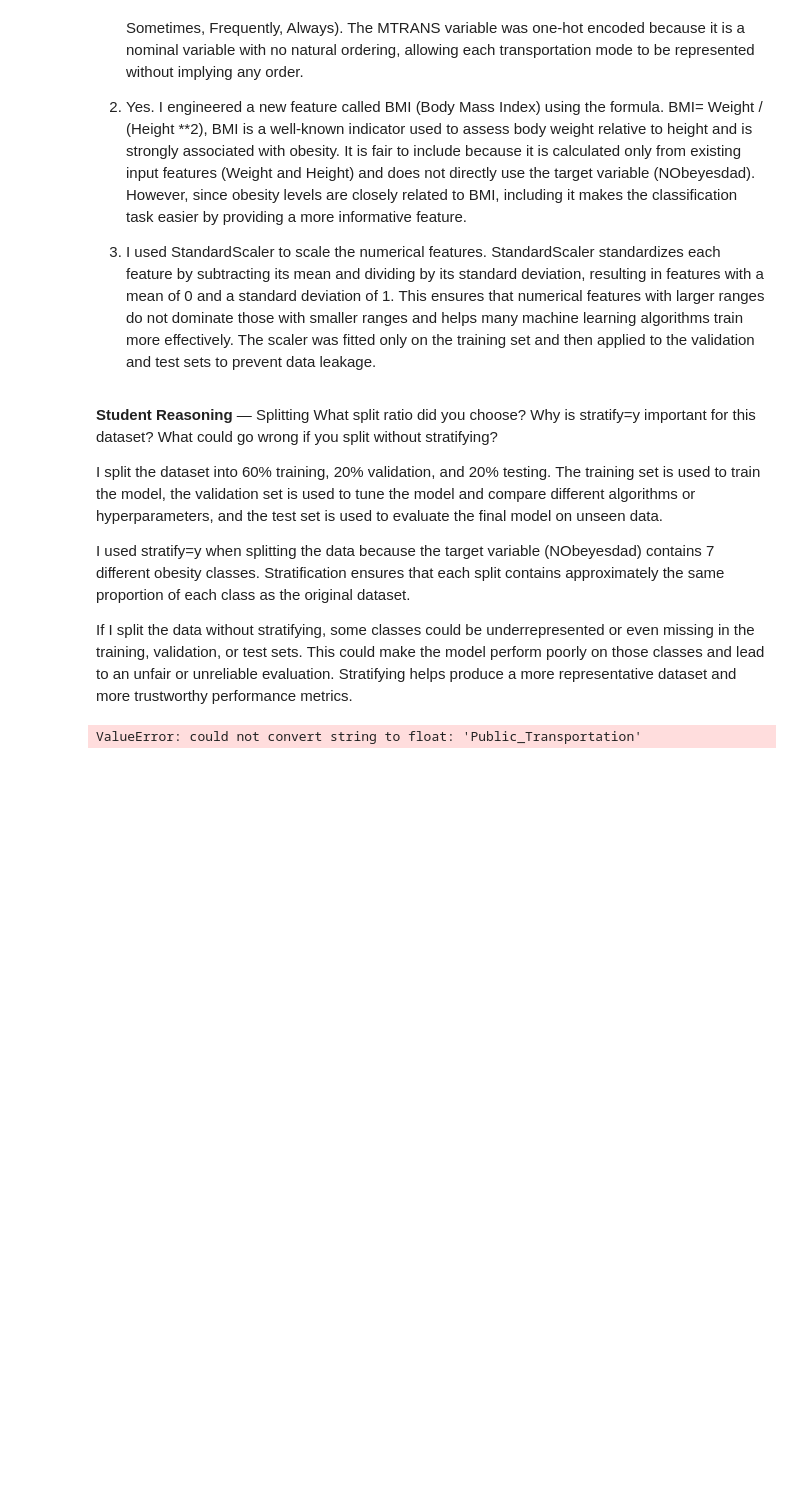
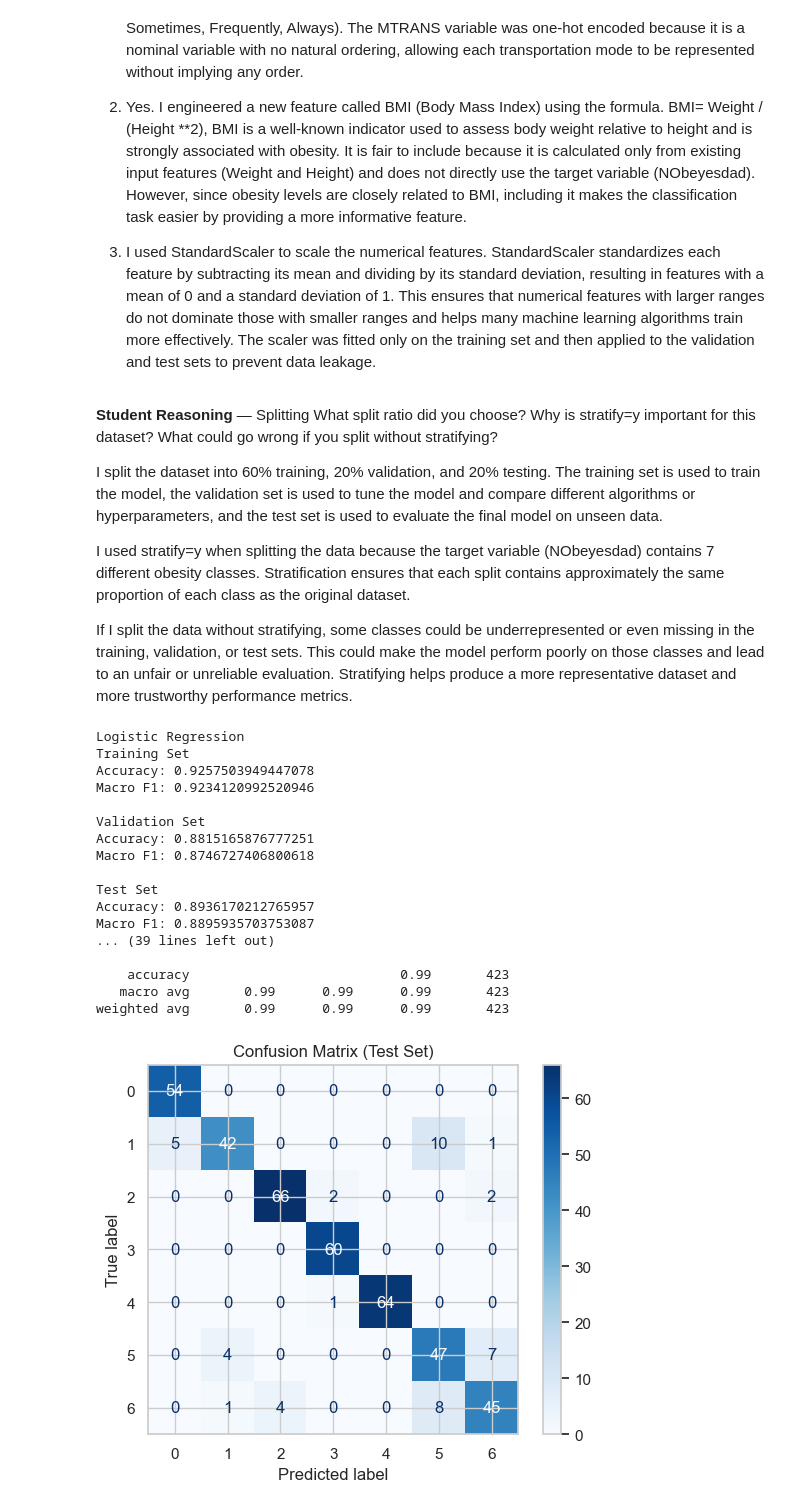
Before and after one commit to joenash156/lab-2-predictive-analytics, a Jupyter notebook: lab_2_predictive_analytics.ipynb, the cells around one changed output. Saved outputs shown, nothing was run; the diff lists cells and outputs as text; code cells hidden in the pictures; blank space fills up the shorter version.

```diff
--- a/lab_2_predictive_analytics.ipynb
+++ b/lab_2_predictive_analytics.ipynb
@@ -499,16 +529,11 @@ If I split the data without stratifying, some classes could be underrepresented
 # TODO: Import, initialise, and train a classifier
 #   (e.g. LogisticRegression(max_iter=...), RandomForestClassifier, or KNeighborsClassifier).
 
-classifier = LogisticRegression(
-    max_iter=1000,
-    random_state=RANDOM_STATE
-)
+classifier = LogisticRegression(max_iter=1000, random_state=RANDOM_STATE)
 
 classifier.fit(X_train, y_train)
 
-rf = RandomForestClassifier(
-    random_state=RANDOM_STATE
-)
+rf = RandomForestClassifier(random_state=RANDOM_STATE)
 
 rf.fit(X_train, y_train)
 
@@ -541,45 +566,52 @@ print("Macro F1:", f1_score(y_test, y_test_pred, average="macro"))
 
 print("\nClassification Report (Test Set)")
 print(classification_report(y_test, y_test_pred))
 
 # Random Forest Classifier
 print("Random Forest Classifier")
 
 print("Training Set")
 print("Accuracy:", accuracy_score(y_train, rf_y_train_pred))
 print("Macro F1:", f1_score(y_train, rf_y_train_pred, average="macro"))
 
 print("\nValidation Set")
 print("Accuracy:", accuracy_score(y_val, rf_y_val_pred))
 print("Macro F1:", f1_score(y_val, rf_y_val_pred, average="macro"))
 
 print("\nTest Set")
 print("Accuracy:", accuracy_score(y_test, rf_y_test_pred))
 print("Macro F1:", f1_score(y_test, rf_y_test_pred, average="macro"))
 
 print("\nClassification Report (Test Set)")
 print(classification_report(y_test, rf_y_test_pred))
 
 # TODO: Show a confusion matrix for the test set
 #   from sklearn.metrics import ConfusionMatrixDisplay
 #   Which classes are most often confused?
 
-ConfusionMatrixDisplay.from_predictions(
-    y_test,
-    y_test_pred,
-    cmap="Blues"
-)
-
-ConfusionMatrixDisplay.from_predictions(
-    y_test,
-    rf_y_test_pred,
-    cmap="Blues"
-)
+ConfusionMatrixDisplay.from_predictions(y_test, y_test_pred, cmap="Blues")
 
 plt.title("Confusion Matrix (Test Set)")
 plt.show()
 # %% [output]
-ValueError: could not convert string to float: 'Public_Transportation'
+Logistic Regression
+Training Set
+Accuracy: 0.9257503949447078
+Macro F1: 0.9234120992520946
+
+Validation Set
+Accuracy: 0.8815165876777251
+Macro F1: 0.8746727406800618
+
+Test Set
+Accuracy: 0.8936170212765957
+Macro F1: 0.8895935703753087
+... (39 lines left out)
+
+    accuracy                           0.99       423
+   macro avg       0.99      0.99      0.99       423
+weighted avg       0.99      0.99      0.99       423
+[figure, added]
 # %% [markdown]
 **Student Reasoning** — Classification evaluation & overfitting
 
```
Also changed, not shown: parts of 7 cells of this notebook.
